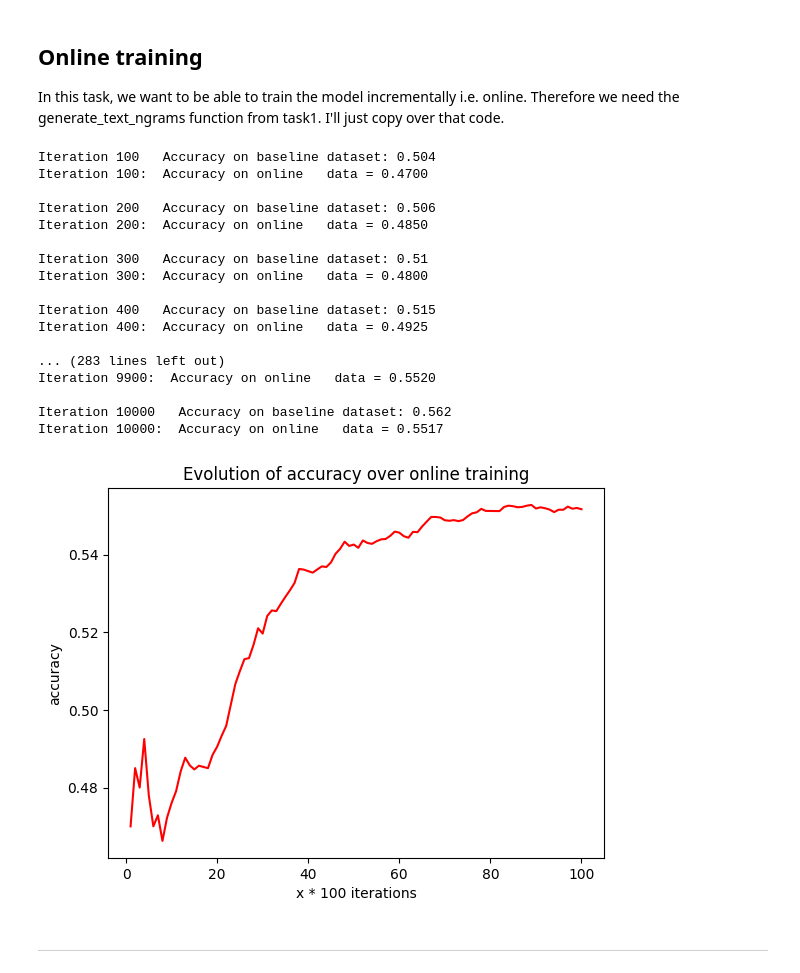
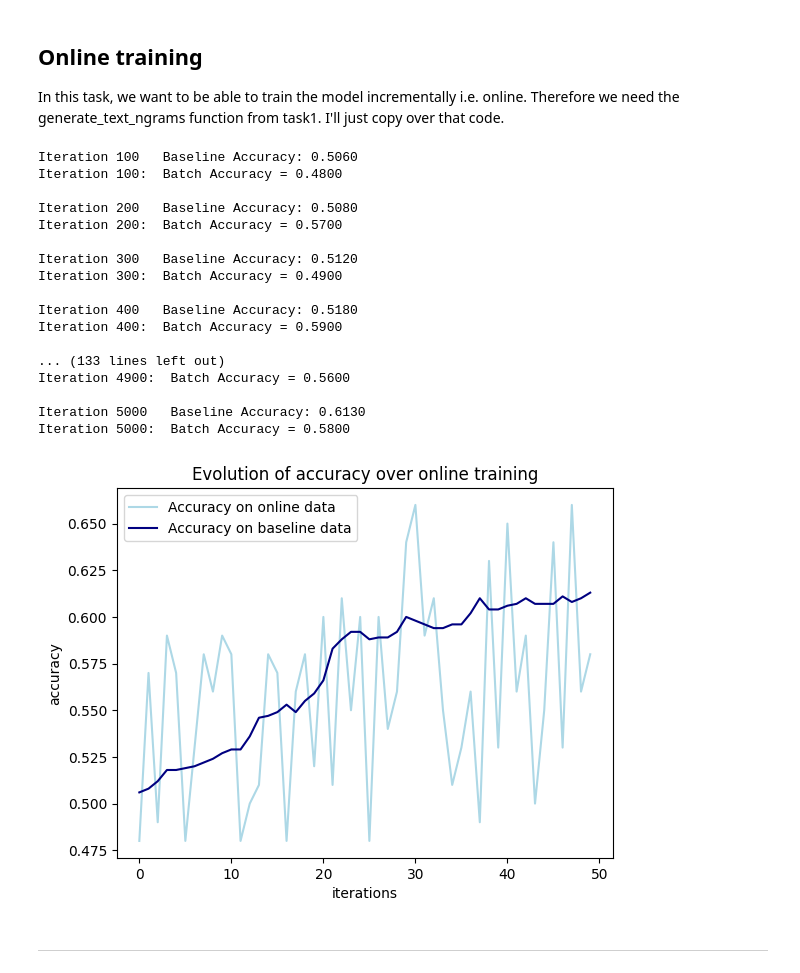
Before and after one commit to abdulrahim2002/nle2, a Jupyter notebook: task2.ipynb, the cells around one changed output. Saved outputs shown, nothing was run; the diff lists cells and outputs as text; code cells hidden in the pictures.

Commit message:
feat: update task 2 to reset accuracies
- reset accuracies in the training loop
- also report the baseline accuracy because that is more important

```diff
--- a/task2.ipynb
+++ b/task2.ipynb
@@ -125,7 +127,7 @@ import numpy as np
 from sklearn.metrics import accuracy_score
 from utils import generate_text_ngrams_model
 
-# nb.partial_fit(X_train_vec, y_train_encoded, classes=np.array([0, 1]))
+nb.partial_fit(X_train_vec[:1], y_train_encoded[:1], classes=np.array([0, 1]))
 
 # Pool of unseen orig reviews
 unseen_orig = imdb_unseen['review'].tolist()
@@ -135,8 +137,9 @@ random.shuffle(unseen_orig)
 correct = 0
 total = 0
 accuracies = []
+baseline_accuracies = []
 
-NUM_ITERATIONS = 10_000
+NUM_ITERATIONS = 5_000
 
 for i in range(1, NUM_ITERATIONS+1):
     if random.choice([False, True]):
@@ -171,43 +174,52 @@ for i in range(1, NUM_ITERATIONS+1):
 
     # Report every 100
     if i % 100 == 0:
-        acc = correct / total
-        accuracies.append(acc)
-        # reset correct, total to calculate fresh accuracies next time
+        batch_acc = correct / total  # Per-batch accuracy
+        accuracies.append(batch_acc)
 
-        # or we can also make the model use accuracy_score on baseline test dataset we generated earlier
+        # Baseline accuracy
         preds = nb.predict(X_test_vec)
-        print(f'Iteration {i}   Accuracy on baseline dataset: {accuracy_score(y_test_encoded, preds)}')
-        print(f"Iteration {i}:  Accuracy on online   data = {acc:.4f}\n")
+        baseline_acc = accuracy_score(y_test_encoded, preds)
+        baseline_accuracies.append(baseline_acc)
+
+        print(f'Iteration {i}   Baseline Accuracy: {baseline_acc:.4f}')
+        print(f"Iteration {i}:  Batch Accuracy = {batch_acc:.4f}\n")
+
+        # Reset for next batch
+        correct = 0
+        total = 0
 # %% [output]
-Iteration 100   Accuracy on baseline dataset: 0.504
-Iteration 100:  Accuracy on online   data = 0.4700
+Iteration 100   Baseline Accuracy: 0.5060
+Iteration 100:  Batch Accuracy = 0.4800
 
-Iteration 200   Accuracy on baseline dataset: 0.506
-Iteration 200:  Accuracy on online   data = 0.4850
+Iteration 200   Baseline Accuracy: 0.5080
+Iteration 200:  Batch Accuracy = 0.5700
 
-Iteration 300   Accuracy on baseline dataset: 0.51
-Iteration 300:  Accuracy on online   data = 0.4800
+Iteration 300   Baseline Accuracy: 0.5120
+Iteration 300:  Batch Accuracy = 0.4900
 
-Iteration 400   Accuracy on baseline dataset: 0.515
-Iteration 400:  Accuracy on online   data = 0.4925
+Iteration 400   Baseline Accuracy: 0.5180
+Iteration 400:  Batch Accuracy = 0.5900
 
-... (283 lines left out)
-Iteration 9900:  Accuracy on online   data = 0.5520
+... (133 lines left out)
+Iteration 4900:  Batch Accuracy = 0.5600
 
-Iteration 10000   Accuracy on baseline dataset: 0.562
-Iteration 10000:  Accuracy on online   data = 0.5517
+Iteration 5000   Baseline Accuracy: 0.6130
+Iteration 5000:  Batch Accuracy = 0.5800
 # %%
 # plot the accuracies as a function of iterations
 import matplotlib.pyplot as plt
 
 plt.figure()
-plt.plot(range(1, 1+len(accuracies)), accuracies, color="red")
-plt.xlabel("x * 100 iterations")
+# plt.plot(range(1, 1+len(accuracies)), accuracies, color="red")
+plt.plot(accuracies, label="Accuracy on online data", color="lightblue")
+plt.plot(baseline_accuracies, label="Accuracy on baseline data", color="navy")
+plt.xlabel("iterations")
 plt.ylabel("accuracy")
+plt.legend()
 plt.title("Evolution of accuracy over online training")
 plt.show()
 # %% [output]
-[figure, old version]
+[figure, new version]
 # %% [markdown]
 ---
```
Also changed, not shown: parts of 1 cell of this notebook, 1 other file.
